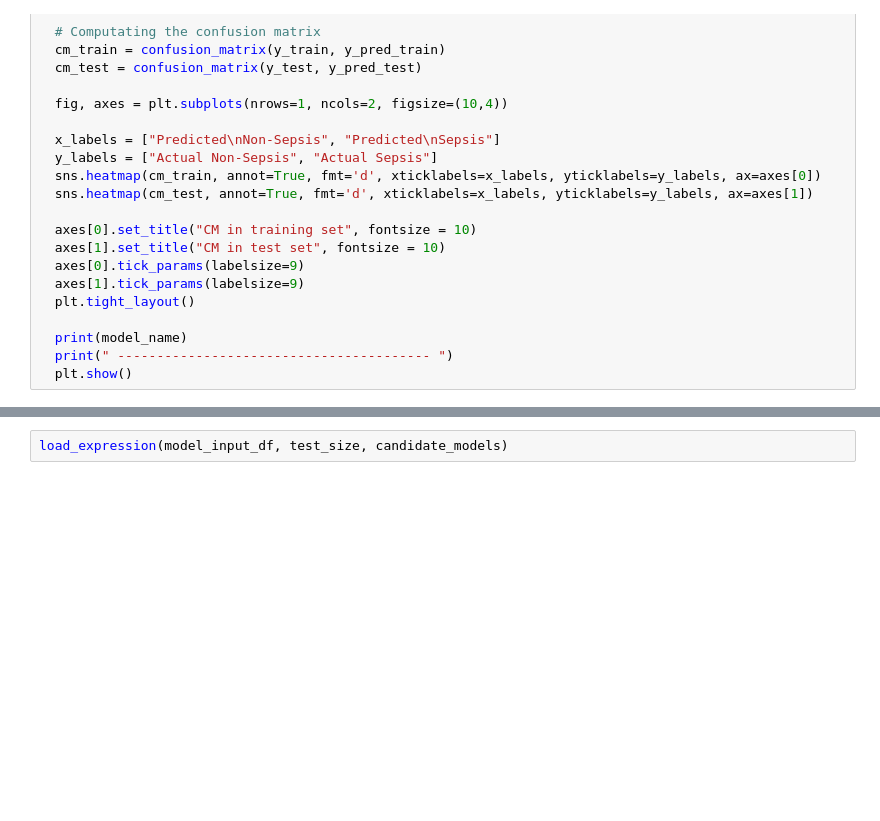
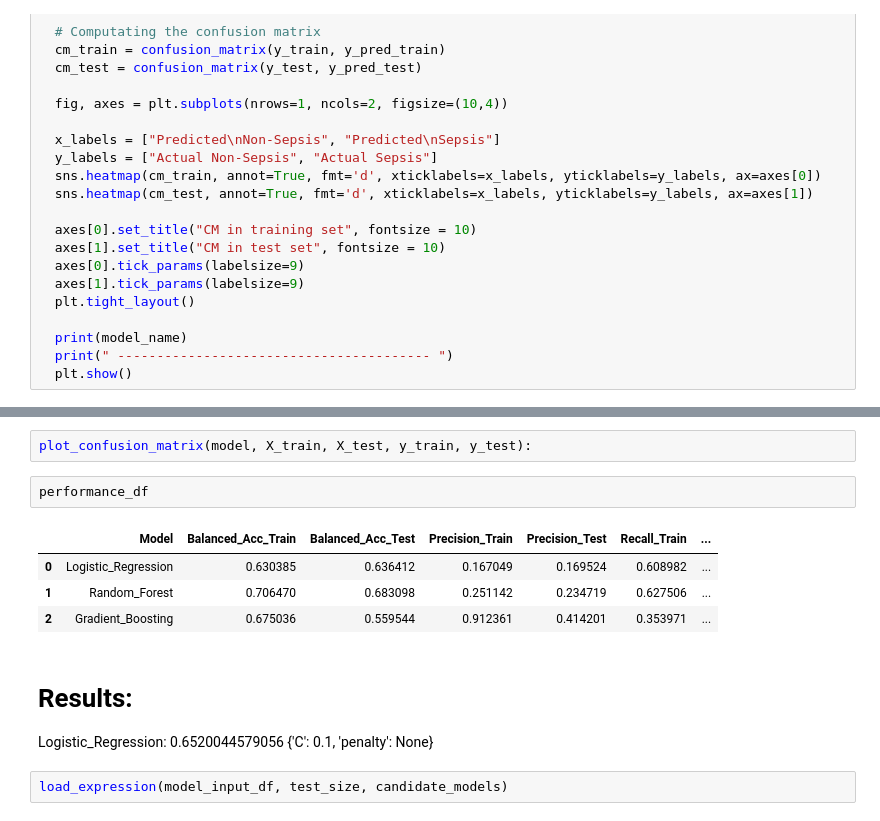
Before and after one commit to 23233408/CAPSTONE, a Jupyter notebook: modelling_pipeline.ipynb, the cells around one changed output, grey strips where cells are left out. Cells and saved outputs as stored; diff of their text form; blank space fills up the shorter version.

```diff
--- a/modelling_pipeline.ipynb
+++ b/modelling_pipeline.ipynb
@@ -374,2 +451,17 @@ class_weights
+# %%
+plot_confusion_matrix(model, X_train, X_test, y_train, y_test):
+# %%
+performance_df
+# %% [output]
+|  | Model | Balanced_Acc_Train | Balanced_Acc_Test | Precision_Train | Precision_Test | Recall_Train | ... |
+| 0 | Logistic_Regression | 0.630385 | 0.636412 | 0.167049 | 0.169524 | 0.608982 | ... |
+| 1 | Random_Forest | 0.706470 | 0.683098 | 0.251142 | 0.234719 | 0.627506 | ... |
+| 2 | Gradient_Boosting | 0.675036 | 0.559544 | 0.912361 | 0.414201 | 0.353971 | ... |
+# %% [markdown]
+# Results:
+
+Logistic_Regression:
+0.6520044579056
+{'C': 0.1, 'penalty': None}
 # %%
 load_expression(model_input_df, test_size, candidate_models)
```
Also changed, not shown: parts of 21 cells of this notebook.
